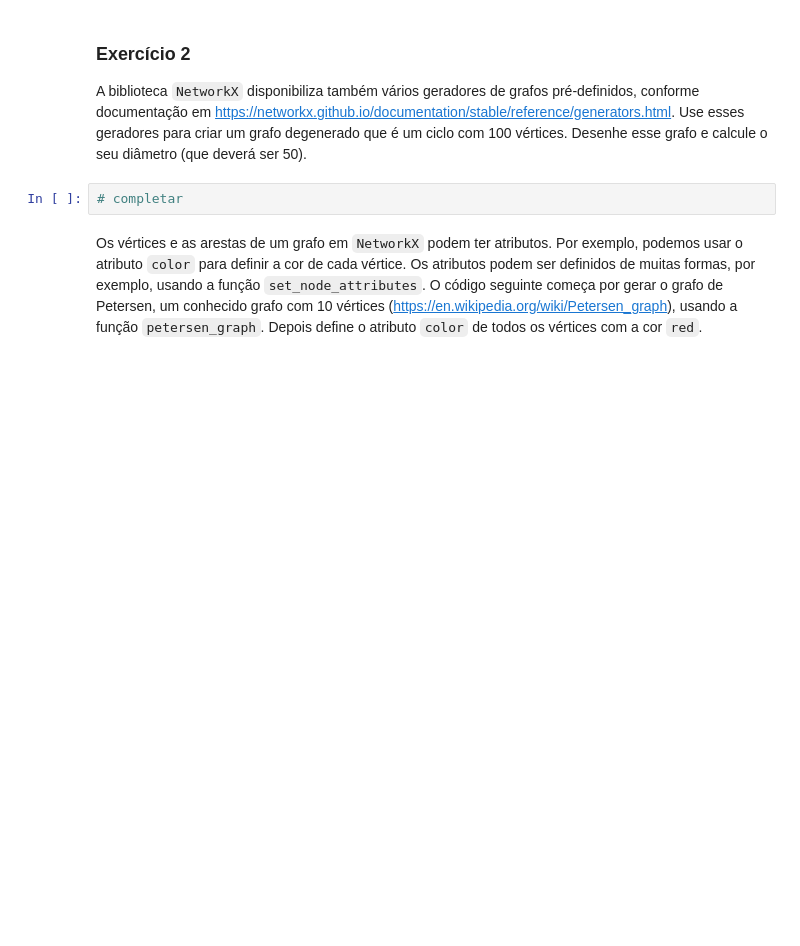
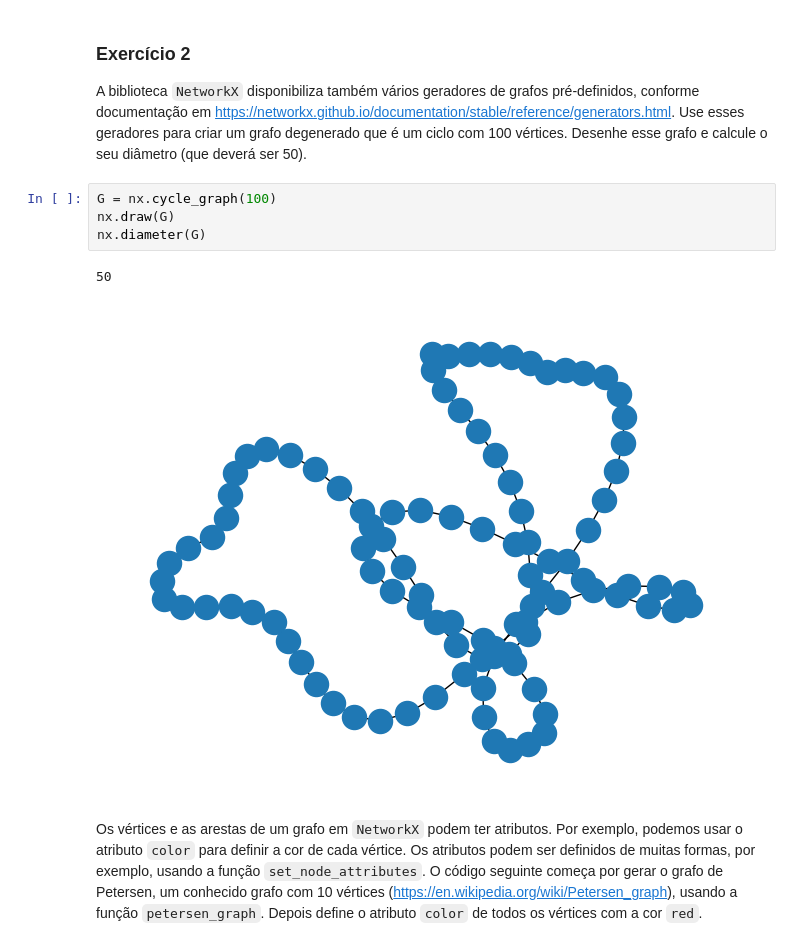
Before and after one commit to monizyzz/University, a Jupyter notebook: 3-year/Computational Logic/Ficha_2.ipynb, the cells around one changed output. Drawn from its saved outputs; the diff is of its cells as text; blank space fills up the shorter version.

```diff
--- a/3-year/Computational Logic/Ficha_2.ipynb
+++ b/3-year/Computational Logic/Ficha_2.ipynb
@@ -63,7 +69,12 @@ A biblioteca `NetworkX` disponibiliza também vários geradores de grafos pré-d
     Desenhe esse grafo e calcule o seu diâmetro
     (que deverá ser 50).
 # %%
-# completar
+G = nx.cycle_graph(100)
+nx.draw(G)
+nx.diameter(G)
+# %% [output]
+50
+[figure, added]
 # %% [markdown]
 Os vértices e as arestas de um grafo em `NetworkX` podem ter atributos. Por exemplo, podemos usar o atributo `color` para definir a cor de cada vértice. Os atributos podem ser definidos de muitas formas, por exemplo, usando a função `set_node_attributes`. O código seguinte começa por gerar o grafo de Petersen, um conhecido grafo com 10 vértices (https://en.wikipedia.org/wiki/Petersen_graph), usando a função `petersen_graph`. Depois define o atributo `color` de todos os vértices com a cor `red`.
 # %%
```
Also changed, not shown: parts of 18 cells of this notebook, 1 other file.
